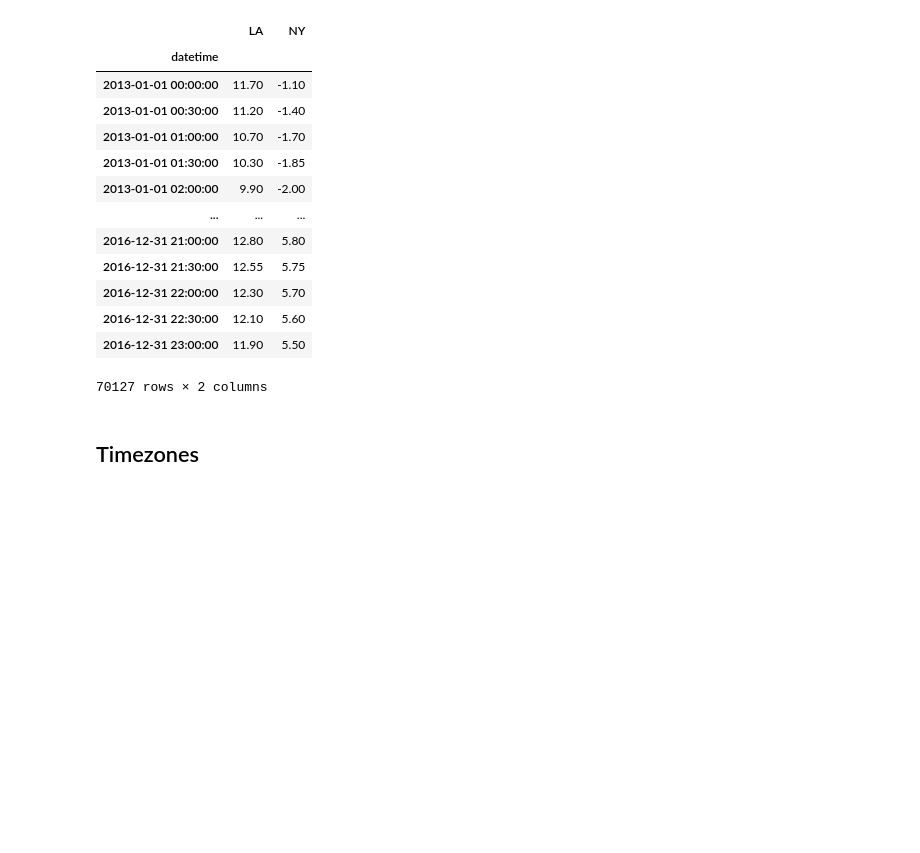
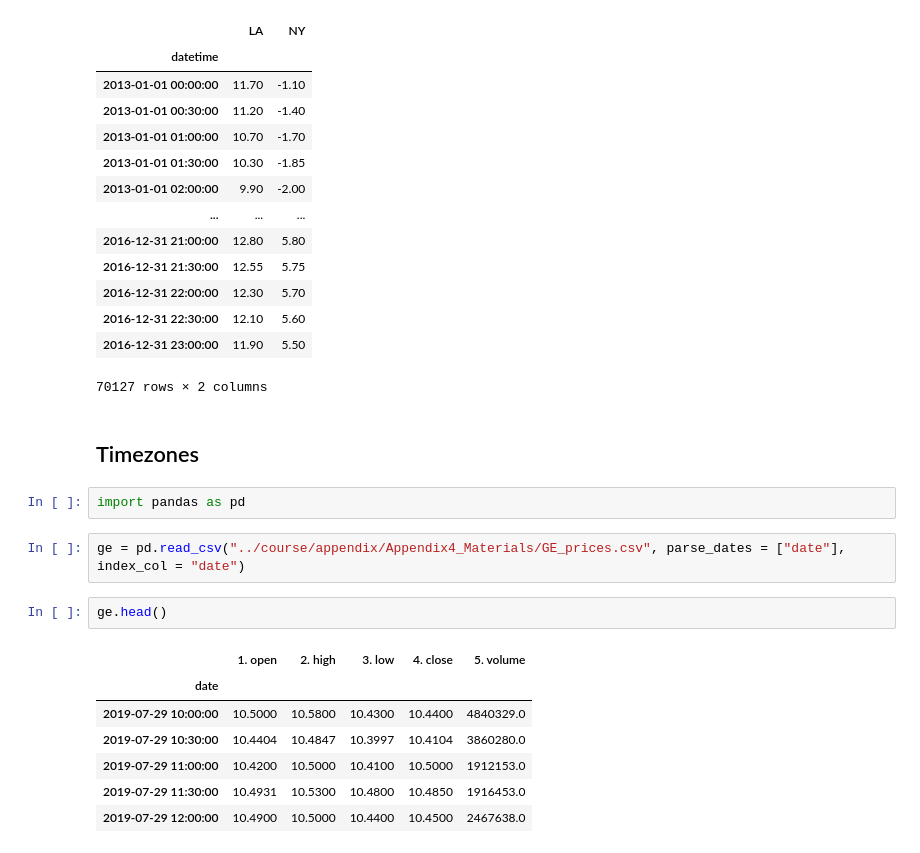
Before and after one commit to davidainslie/binance, a Jupyter notebook: src/advanced-pandas-time-series.ipynb, the cells around one changed output. Drawn from its saved outputs; the diff is of its cells as text; blank space fills up the shorter version.

```diff
--- a/src/advanced-pandas-time-series.ipynb
+++ b/src/advanced-pandas-time-series.ipynb
@@ -235,3 +235,17 @@ temperature.interpolate()
 70127 rows × 2 columns
 # %% [markdown]
 ## Timezones
+# %%
+import pandas as pd
+# %%
+ge = pd.read_csv("../course/appendix/Appendix4_Materials/GE_prices.csv", parse_dates = ["date"], index_col = "date")
+# %%
+ge.head()
+# %% [output]
+|  | 1. open | 2. high | 3. low | 4. close | 5. volume |
+| date |  |  |  |  |  |
+| 2019-07-29 10:00:00 | 10.5000 | 10.5800 | 10.4300 | 10.4400 | 4840329.0 |
+| 2019-07-29 10:30:00 | 10.4404 | 10.4847 | 10.3997 | 10.4104 | 3860280.0 |
+| 2019-07-29 11:00:00 | 10.4200 | 10.5000 | 10.4100 | 10.5000 | 1912153.0 |
+| 2019-07-29 11:30:00 | 10.4931 | 10.5300 | 10.4800 | 10.4850 | 1916453.0 |
+| 2019-07-29 12:00:00 | 10.4900 | 10.5000 | 10.4400 | 10.4500 | 2467638.0 |
```
Also changed, not shown: parts of 2 cells of this notebook.
